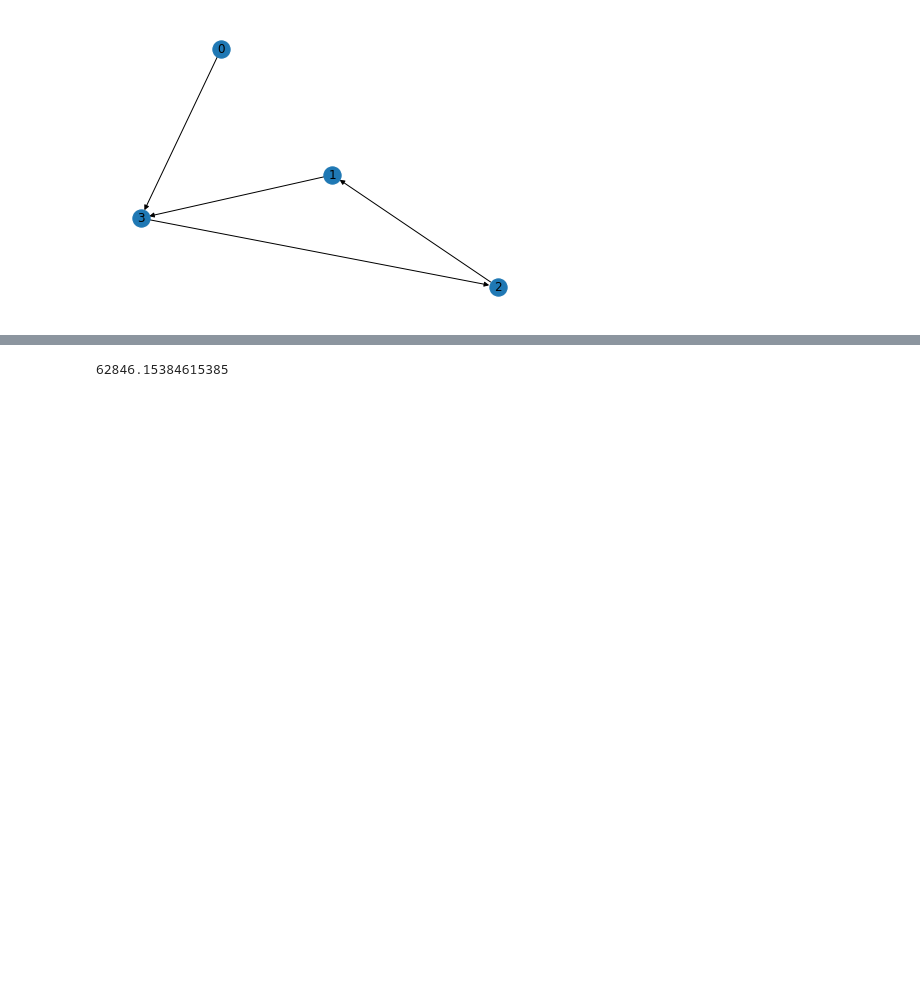
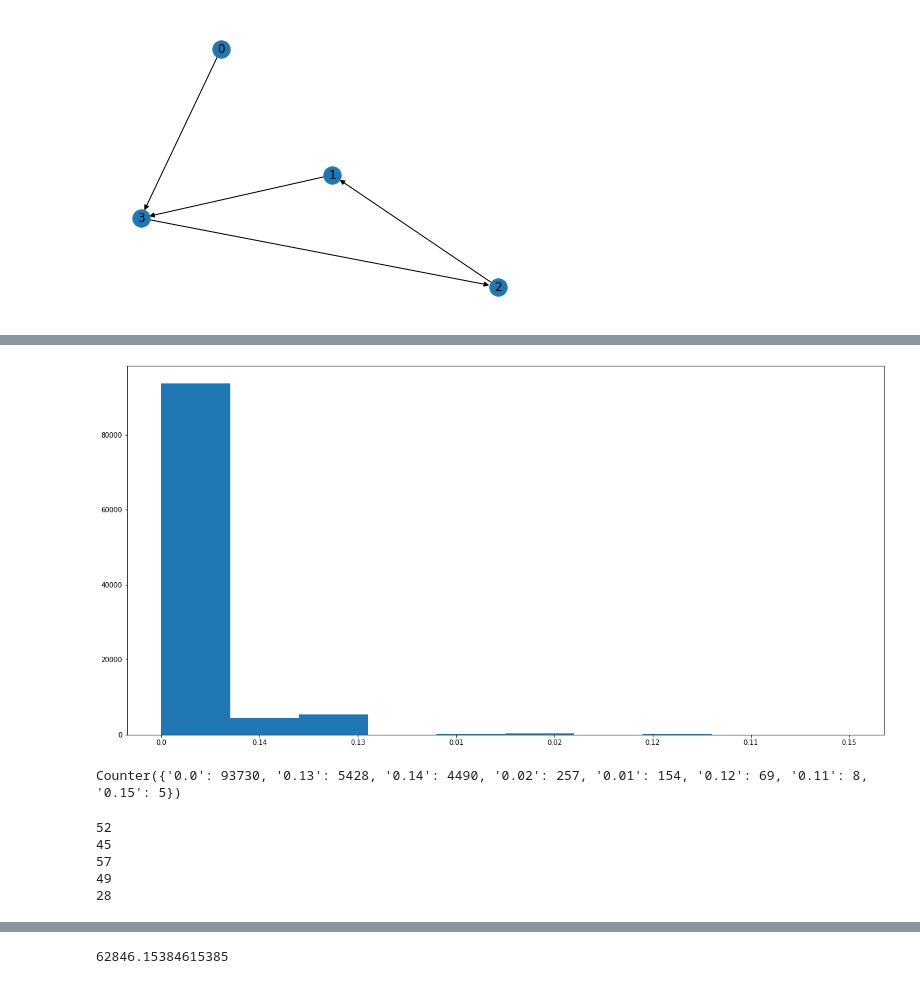
Before and after one commit to mbombek/ina_project, a Jupyter notebook: runner.ipynb, the cells around one changed output, grey strips where cells are left out. Saved outputs shown, nothing was run; the diff lists cells and outputs as text; code cells hidden in the pictures; blank space fills up the shorter version.

Commit message:
removing nodes

```diff
--- a/runner.ipynb
+++ b/runner.ipynb
@@ -103,0 +155,9 @@ enron
+# %%
+plt.figure(figsize=(20, 10))
+plt.hist(sizes)
+
+plt.show()
+print(Counter(sizes))
+# %% [output]
+[figure, added]
+Counter({'0.0': 93730, '0.13': 5428, '0.14': 4490, '0.02': 257, '0.01': 154, '0.12': 69, '0.11': 8, '0.15': 5})
@@ -103,0 +169,19 @@ enron
+# %%
+print(len(vc1_keys))
+print(len(vc2_keys))
+print(len(vc3_keys))
+print(len(vc4_keys))
+combod = vc1_keys + vc2_keys + vc3_keys + vc4_keys
+troublemakers = []
+for node in combod:
+    if (node in vc1_keys and node in vc2_keys and node in vc3_keys and node in vc4_keys):
+        troublemakers.append(node)
+
+troublemakers = list(set(troublemakers))
+print(len(troublemakers))
+# %% [output]
+52
+45
+57
+49
+28
```
Also changed, not shown: parts of 11 cells of this notebook, 1 other file.
